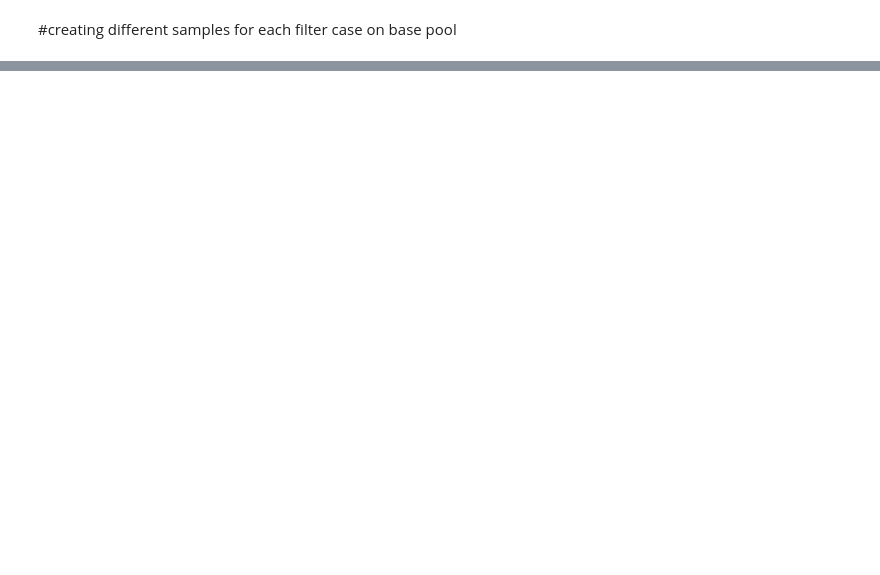
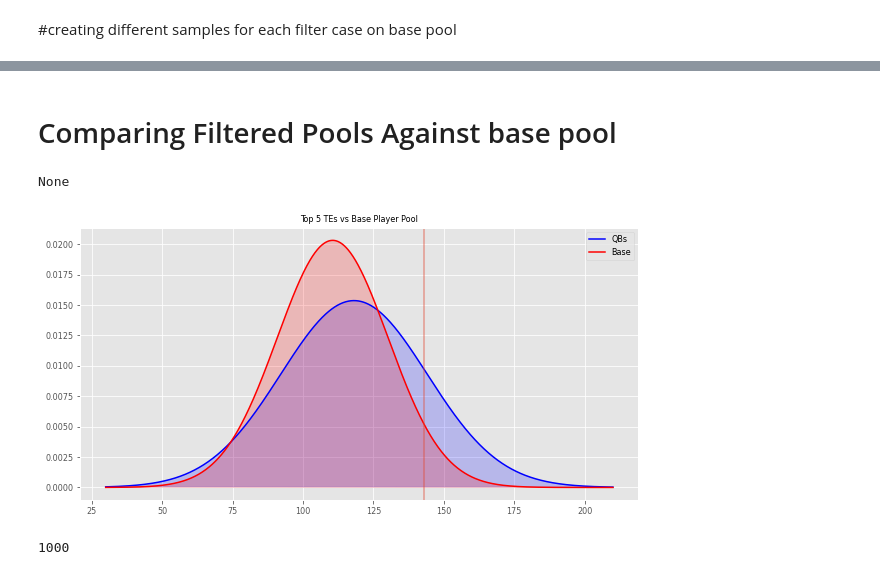
Before and after one commit to amoss038/DFS_Comparison-, a Jupyter notebook: team_generator.ipynb, the cells around one changed output, grey strips where cells are left out. Saved outputs shown, nothing was run; the diff lists cells and outputs as text; code cells hidden in the pictures; blank space fills up the shorter version.

```diff
--- a/team_generator.ipynb
+++ b/team_generator.ipynb
@@ -328,0 +450,35 @@ dtype: float64
+# %% [markdown]
+# Comparing Filtered Pools Against base pool
+# %%
+def plot_compare(base_pool, player_pool, support = np.linspace(30, 210, 1000)):
+
+
+    #creating distribution and variable to plot
+
+    player_pool_dist = stats.norm(player_pool.mean(), player_pool.std() )
+    base_dist = stats.norm(base_pool.mean(), base_pool.std())
+
+
+    #creating PDF for pool to go along with support
+    compare_pdf = player_pool_dist.pdf(support)
+    base_pdf = base_dist.pdf(support)
+
+    # Creating a plot
+    fig,ax = plt.subplots()
+
+    ax.plot(support, compare_pdf, color='blue', label='QBs')
+    ax.fill(support, compare_pdf, color='blue', alpha=0.2)
+    ax.plot(support, base_pdf, color='red', label='Base')
+    ax.fill(support, base_pdf, color='red', alpha=0.2)
+    ax.legend()
+    ax.set_title("Top 5 TEs vs Base Player Pool")
+    ax.axvline(critical_value1, alpha = .5)
+#     ax.fill(np.append(critical_value1, support),
+#             np.append(0, compare_pdf ), color='blue', alpha=0.5)
+
+
+
+print (plot_compare(base, te_samples))
+# %% [output]
+None
+[figure, added]
@@ -328,0 +534,4 @@ dtype: float64
+# %%
+sample_size(19.64, 0.05, 0.1, 1.817)
+# %% [output]
+1000
```
Also changed, not shown: parts of 10 cells of this notebook, 2 other files.
